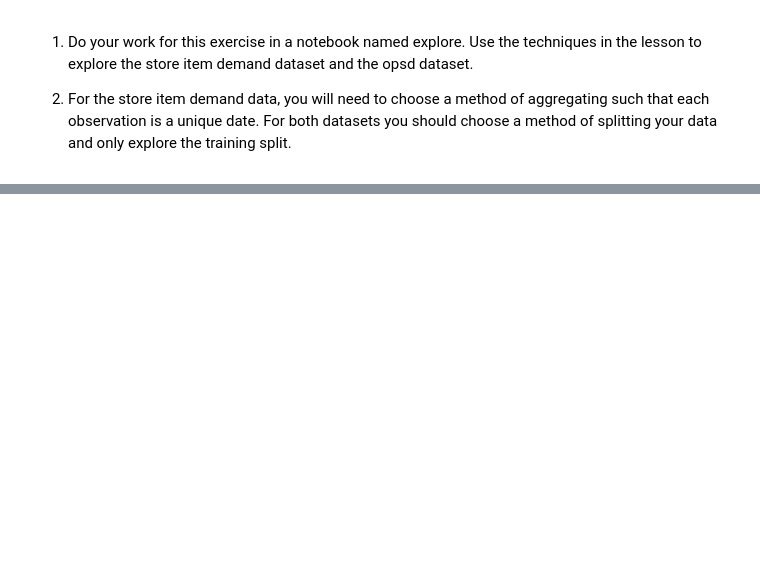
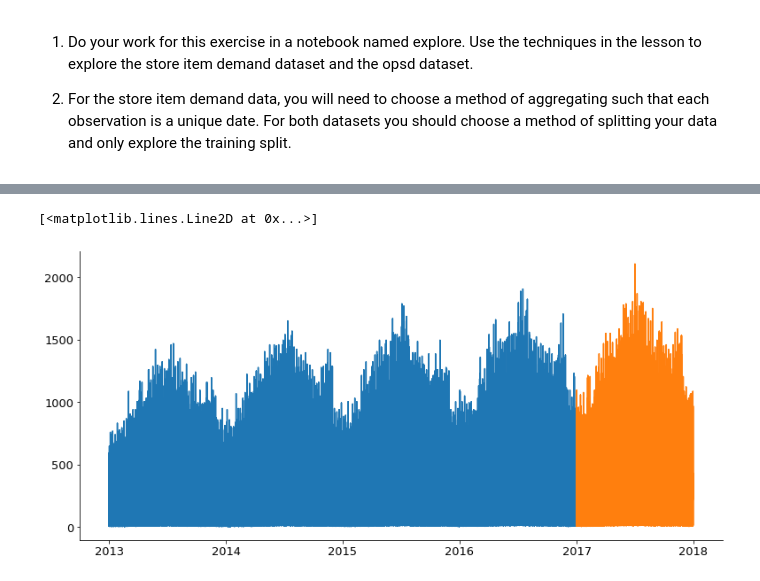
Before and after one commit to hrodjr/time-series-exercisess, a Jupyter notebook: time_series_explore.ipynb, the cells around one changed output, grey strips where cells are left out. Saved outputs shown, nothing was run; the diff lists cells and outputs as text; code cells hidden in the pictures; blank space fills up the shorter version.

```diff
--- a/time_series_explore.ipynb
+++ b/time_series_explore.ipynb
@@ -8,3 +14,7 @@ warnings.filterwarnings("ignore")
+# %%
+plt.rc('figure', figsize=(13, 6))
+plt.rc('axes.spines', top=False, right=False)
+plt.rc('font', size=13)
 # %% [markdown]
 1. Do your work for this exercise in a notebook named explore. Use the techniques in the lesson to explore the store item demand dataset and the opsd dataset.
 
@@ -14,2 +22,3 @@ opsd = pd.read_csv(r'/Users/hector/Documents/cached_csvs/opsd.csv')
 # %%
-item_demand = pd.read_csv(r'/Users/hector/Documents/cached_csvs/total_sales_data.csv')
+item_demand = pd.read_csv('/Users/hector/Documents/cached_csvs/total_sales_data.csv')
+item_demand.info()
@@ -17,0 +52,11 @@ item_demand = pd.read_csv(r'/Users/hector/Documents/cached_csvs/total_sales_data
+# %%
+item_demand.sale_date = pd.to_datetime(item_demand.sale_date)
+df = item_demand.set_index('sale_date').sort_index()
+# %%
+# Percentage
+train_size = .80
+test_size = .20
+
+train_end_index = round(df.shape[0] * train_size)
+train = df.iloc[:train_end_index]
+test = df.iloc[train_end_index:]
@@ -17,0 +93,6 @@ item_demand = pd.read_csv(r'/Users/hector/Documents/cached_csvs/total_sales_data
+# %%
+plt.plot(train.index, train.sales_total)
+plt.plot(test.index, test.sales_total)
+# %% [output]
+[<matplotlib.lines.Line2D at 0x...>]
+[figure, added]
```
Also changed, not shown: parts of 37 cells of this notebook.
